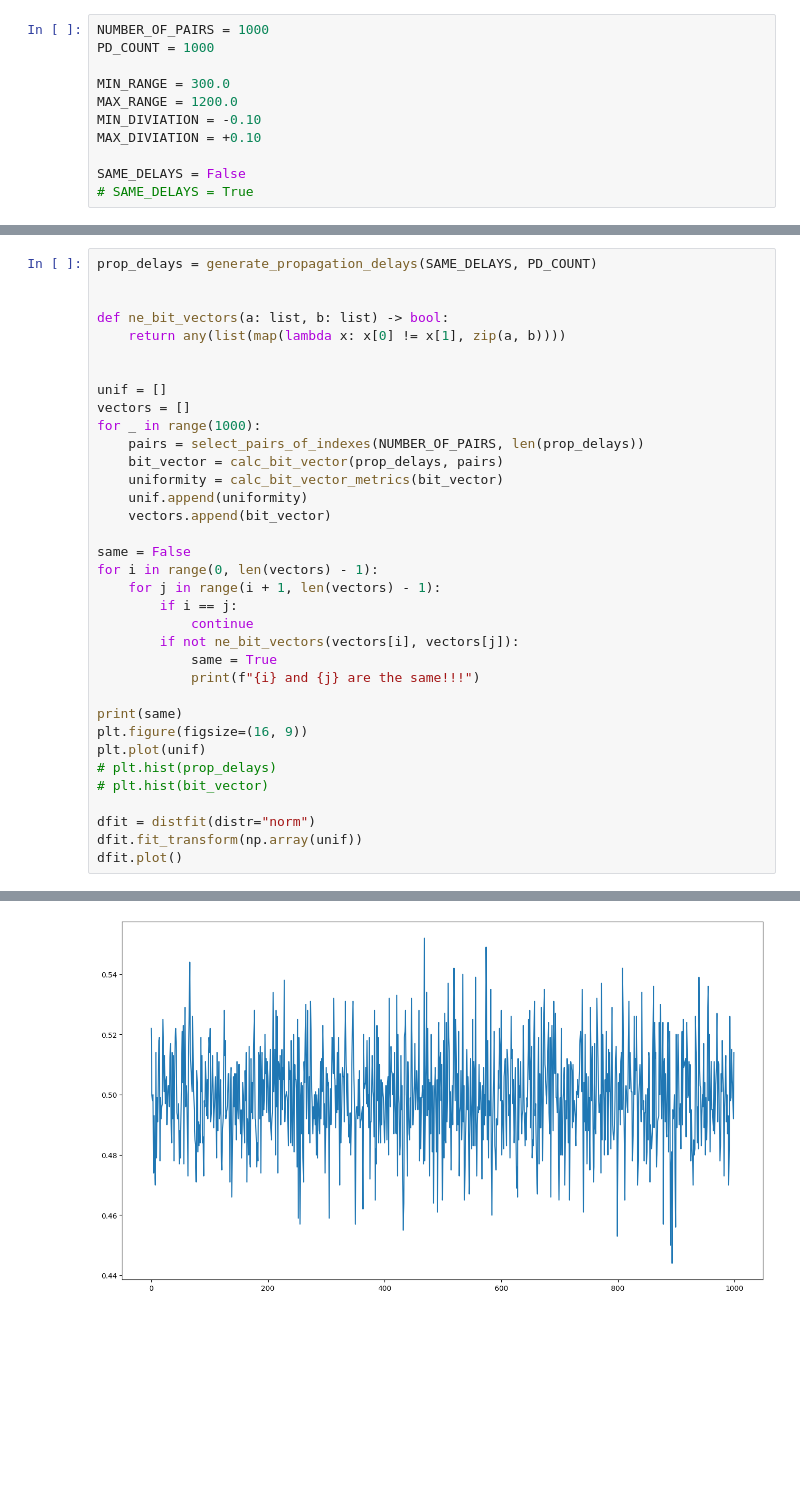
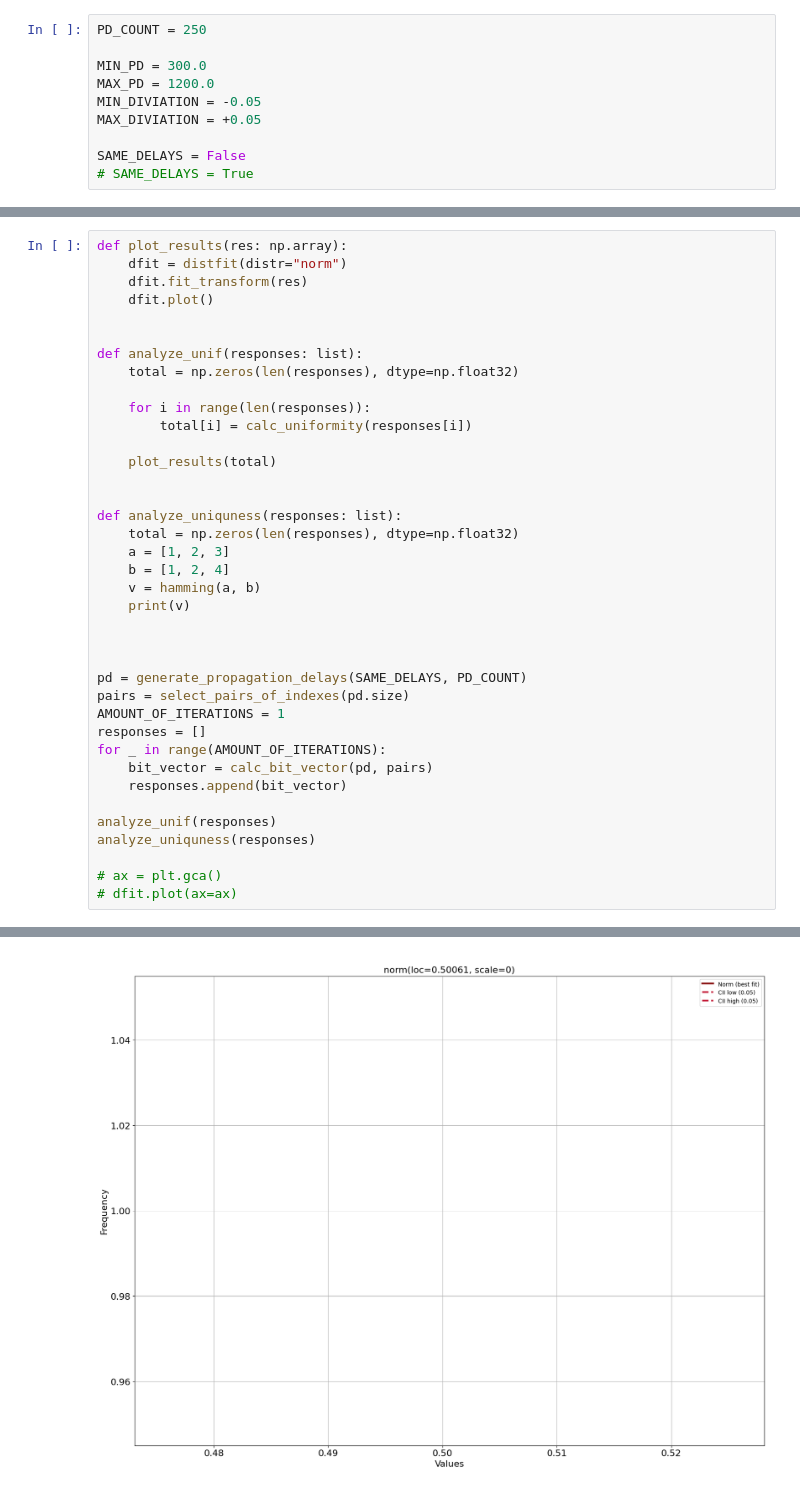
Before and after one commit to Katletos/diploma, a Jupyter notebook: puf.ipynb, the cells around one changed output, grey strips where cells are left out. Saved outputs shown, nothing was run; the diff lists cells and outputs as text; blank space fills up the shorter version.

```diff
--- a/puf.ipynb
+++ b/puf.ipynb
@@ -9,11 +7,10 @@ generate unique delays
 # %%
-NUMBER_OF_PAIRS = 1000
-PD_COUNT = 1000
+PD_COUNT = 250
 
-MIN_RANGE = 300.0
-MAX_RANGE = 1200.0
-MIN_DIVIATION = -0.10
-MAX_DIVIATION = +0.10
+MIN_PD = 300.0
+MAX_PD = 1200.0
+MIN_DIVIATION = -0.05
+MAX_DIVIATION = +0.05
 
 SAME_DELAYS = False
 # SAME_DELAYS = True
@@ -77,38 +64,41 @@ def calc_bit_vector_metrics(bit_vector: list) -> int:
 # %%
-prop_delays = generate_propagation_delays(SAME_DELAYS, PD_COUNT)
+def plot_results(res: np.array):
+    dfit = distfit(distr="norm")
+    dfit.fit_transform(res)
+    dfit.plot()
 
 
-def ne_bit_vectors(a: list, b: list) -> bool:
-    return any(list(map(lambda x: x[0] != x[1], zip(a, b))))
+def analyze_unif(responses: list):
+    total = np.zeros(len(responses), dtype=np.float32)
+
+    for i in range(len(responses)):
+        total[i] = calc_uniformity(responses[i])
+
+    plot_results(total)
 
 
-unif = []
-vectors = []
-for _ in range(1000):
-    pairs = select_pairs_of_indexes(NUMBER_OF_PAIRS, len(prop_delays))
-    bit_vector = calc_bit_vector(prop_delays, pairs)
-    uniformity = calc_bit_vector_metrics(bit_vector)
-    unif.append(uniformity)
-    vectors.append(bit_vector)
+def analyze_uniquness(responses: list):
+    total = np.zeros(len(responses), dtype=np.float32)
+    a = [1, 2, 3]
+    b = [1, 2, 4]
+    v = hamming(a, b)
+    print(v)
 
-same = False
-for i in range(0, len(vectors) - 1):
-    for j in range(i + 1, len(vectors) - 1):
-        if i == j:
-            continue
-        if not ne_bit_vectors(vectors[i], vectors[j]):
-            same = True
-            print(f"{i} and {j} are the same!!!")
 
-print(same)
-plt.figure(figsize=(16, 9))
-plt.plot(unif)
-# plt.hist(prop_delays)
-# plt.hist(bit_vector)
 
-dfit = distfit(distr="norm")
-dfit.fit_transform(np.array(unif))
-dfit.plot()
+pd = generate_propagation_delays(SAME_DELAYS, PD_COUNT)
+pairs = select_pairs_of_indexes(pd.size)
+AMOUNT_OF_ITERATIONS = 1
+responses = []
+for _ in range(AMOUNT_OF_ITERATIONS):
+    bit_vector = calc_bit_vector(pd, pairs)
+    responses.append(bit_vector)
+
+analyze_unif(responses)
+analyze_uniquness(responses)
+
+# ax = plt.gca()
+# dfit.plot(ax=ax)
 # %% [output]
 [distfit] >INFO> fit
 [distfit] >INFO> transform
@@ -123 +111 @@ False
-[figure, old version]
+[figure, new version]
```
Also changed, not shown: parts of 4 cells of this notebook.
